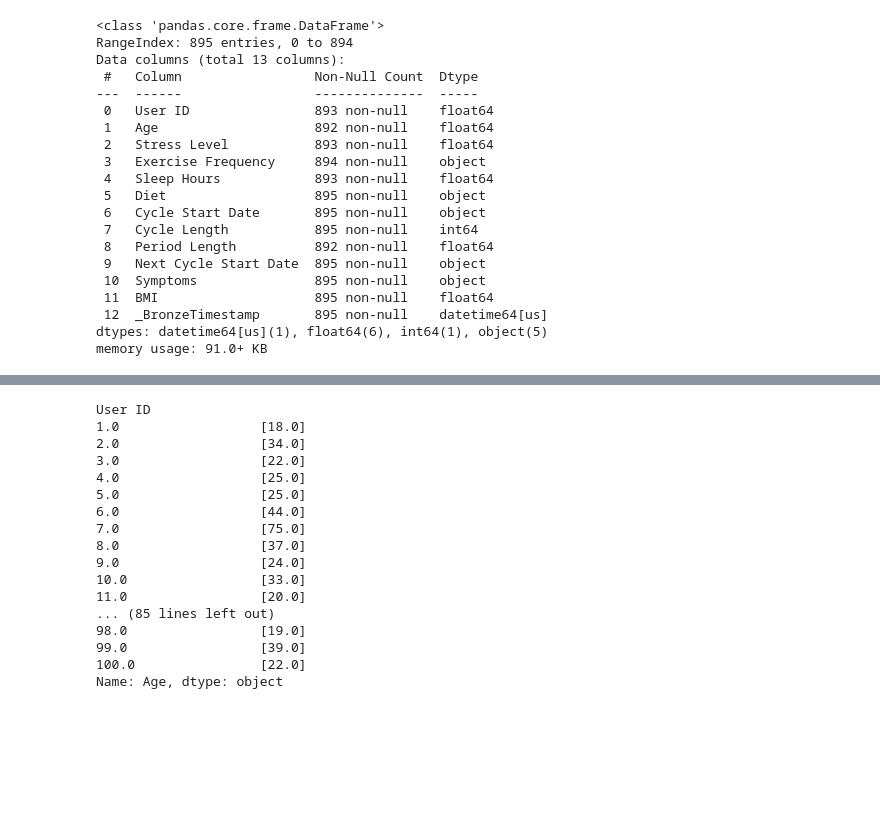
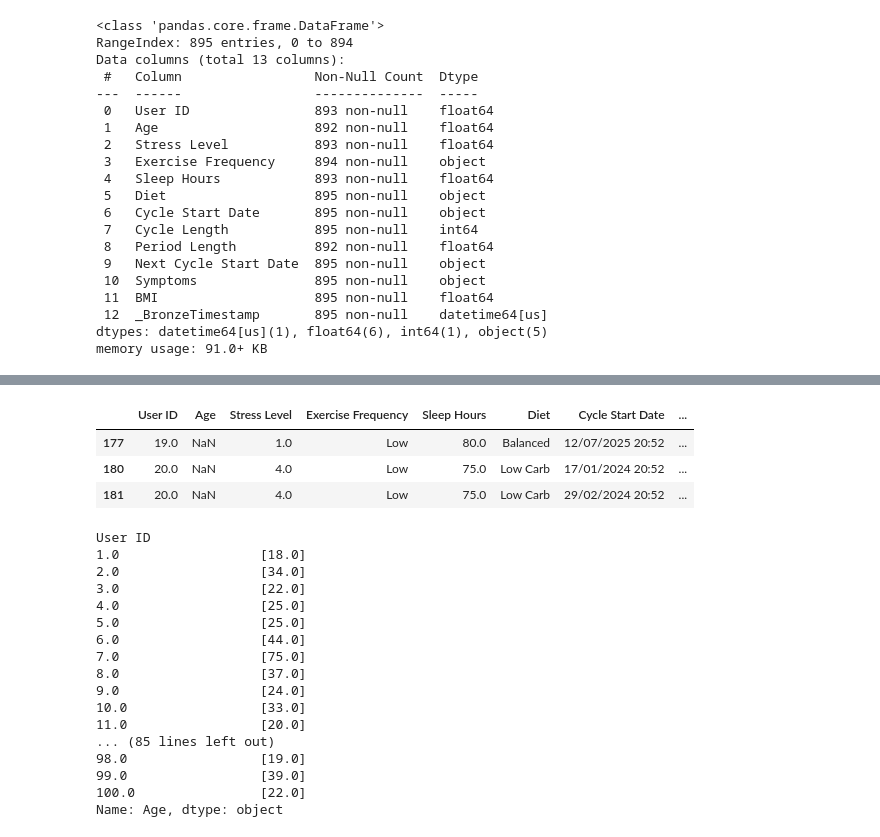
Before and after one commit to paulacadaviecodom/master-analitica-datos-paula-cadavieco, a Jupyter notebook: NB_MC_BR_SL.ipynb, the cells around one changed output, grey strips where cells are left out. Saved outputs shown, nothing was run; the diff lists cells and outputs as text; code cells hidden in the pictures; blank space fills up the shorter version.

```diff
--- a/NB_MC_BR_SL.ipynb
+++ b/NB_MC_BR_SL.ipynb
@@ -68,3 +154,10 @@ memory usage: 91.0+ KB
+# %%
+bronze_menstrual_cycle_edades_df[bronze_menstrual_cycle_df['Age'].isnull() == True]
+# %% [output]
+|  | User ID | Age | Stress Level | Exercise Frequency | Sleep Hours | Diet | Cycle Start Date | ... |
+| 177 | 19.0 | NaN | 1.0 | Low | 80.0 | Balanced | 12/07/2025 20:52 | ... |
+| 180 | 20.0 | NaN | 4.0 | Low | 75.0 | Low Carb | 17/01/2024 20:52 | ... |
+| 181 | 20.0 | NaN | 4.0 | Low | 75.0 | Low Carb | 29/02/2024 20:52 | ... |
 # %%
 # Edades asociadas a cada usuario
 with pd.option_context('display.max_rows',None,'display.max_columns',None):
```
Also changed, not shown: parts of 87 cells of this notebook, 1 other file.
